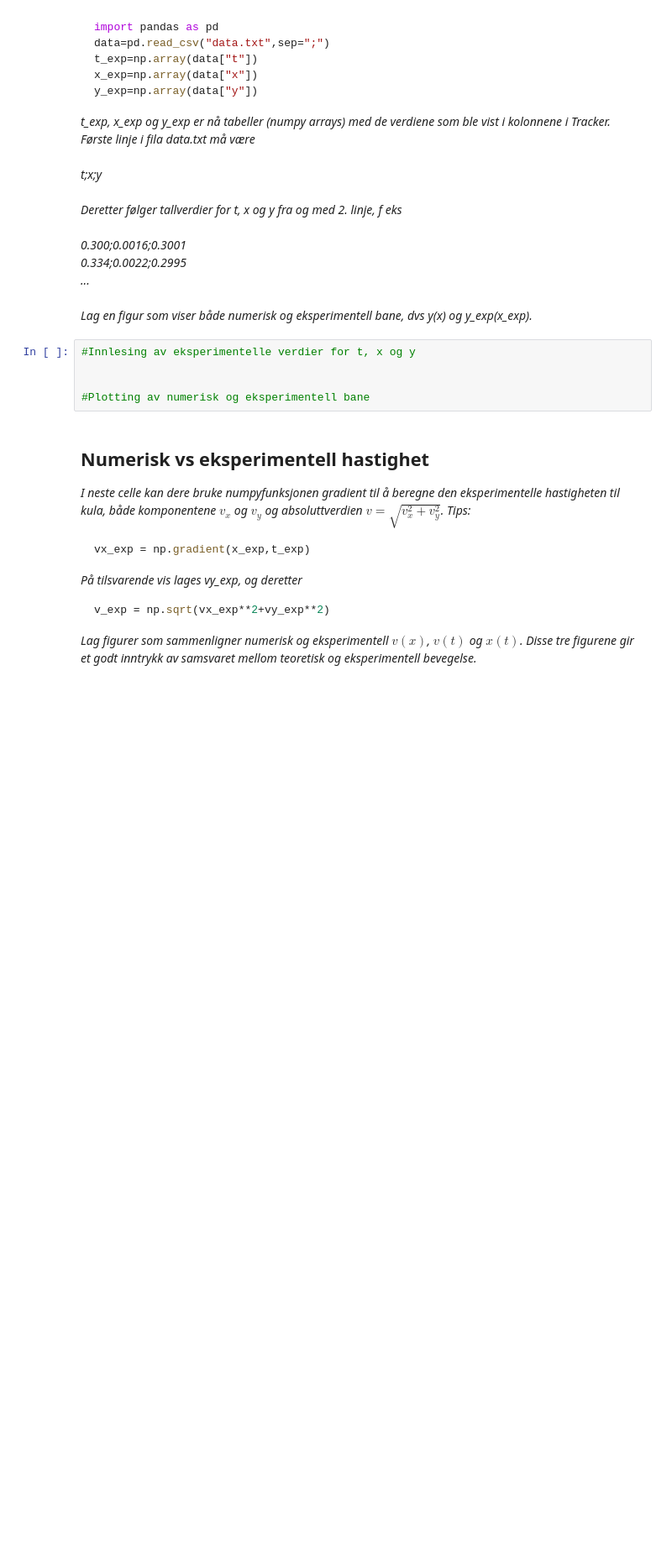
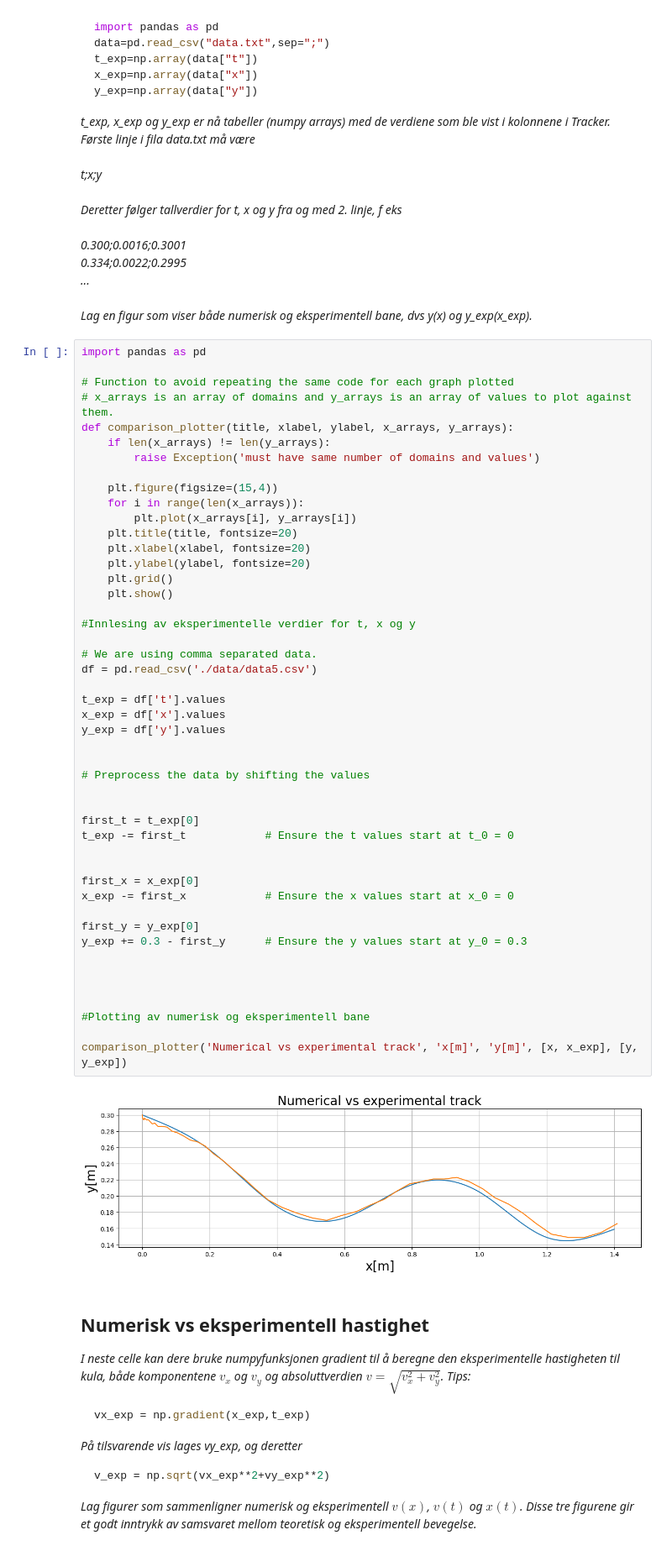
Before and after one commit to sondrp/lab, a Jupyter notebook: mal_V24.ipynb, the cells around one changed output. Shown at 84% size. Cells and saved outputs as stored; diff of their text form; blank space fills up the shorter version.

```diff
--- a/mal_V24.ipynb
+++ b/mal_V24.ipynb
@@ -320,11 +324,55 @@ Deretter følger tallverdier for t, x og y fra og med 2. linje, f eks <br><br>
 0.334;0.0022;0.2995 <br>
 ... <br><br>
 Lag en figur som viser både numerisk og eksperimentell bane, dvs y(x) og y_exp(x_exp).*
-# %%
-#Innlesing av eksperimentelle verdier for t, x og y
-
-
-#Plotting av numerisk og eksperimentell bane
+# %%
+import pandas as pd
+
+# Function to avoid repeating the same code for each graph plotted
+# x_arrays is an array of domains and y_arrays is an array of values to plot against them.
+def comparison_plotter(title, xlabel, ylabel, x_arrays, y_arrays):
+    if len(x_arrays) != len(y_arrays):
+        raise Exception('must have same number of domains and values')
+
+    plt.figure(figsize=(15,4))
+    for i in range(len(x_arrays)):
+        plt.plot(x_arrays[i], y_arrays[i])
+    plt.title(title, fontsize=20)
+    plt.xlabel(xlabel, fontsize=20)
+    plt.ylabel(ylabel, fontsize=20)
+    plt.grid()
+    plt.show()
+
+#Innlesing av eksperimentelle verdier for t, x og y
+
+# We are using comma separated data.
+df = pd.read_csv('./data/data5.csv')
+
+t_exp = df['t'].values
+x_exp = df['x'].values
+y_exp = df['y'].values
+
+
+# Preprocess the data by shifting the values
+
+
+first_t = t_exp[0]
+t_exp -= first_t            # Ensure the t values start at t_0 = 0
+
+
+first_x = x_exp[0]
+x_exp -= first_x            # Ensure the x values start at x_0 = 0
+
+first_y = y_exp[0]
+y_exp += 0.3 - first_y      # Ensure the y values start at y_0 = 0.3
+
+
+
+
+#Plotting av numerisk og eksperimentell bane
+
+comparison_plotter('Numerical vs experimental track', 'x[m]', 'y[m]', [x, x_exp], [y, y_exp])
+# %% [output]
+[figure, added]
 # %% [markdown]
 ## Numerisk vs eksperimentell hastighet
 
```
Also changed, not shown: parts of 7 cells of this notebook.
